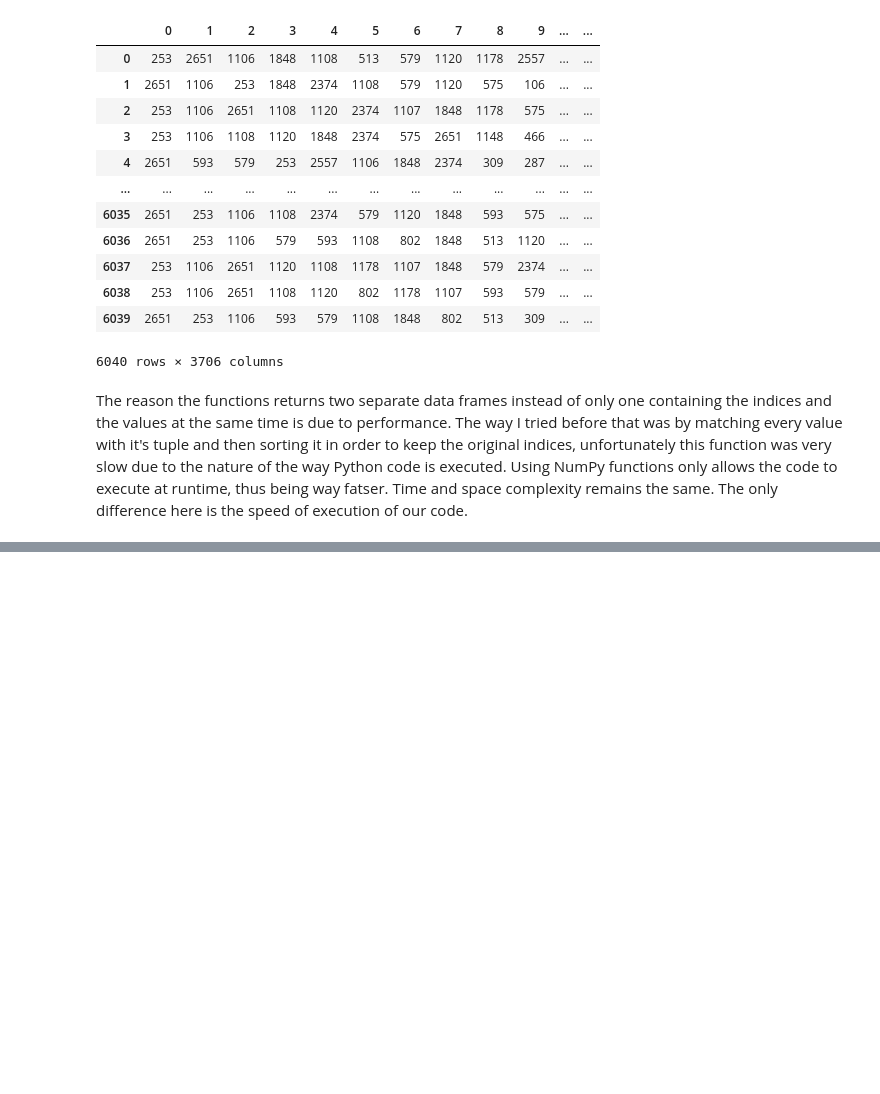
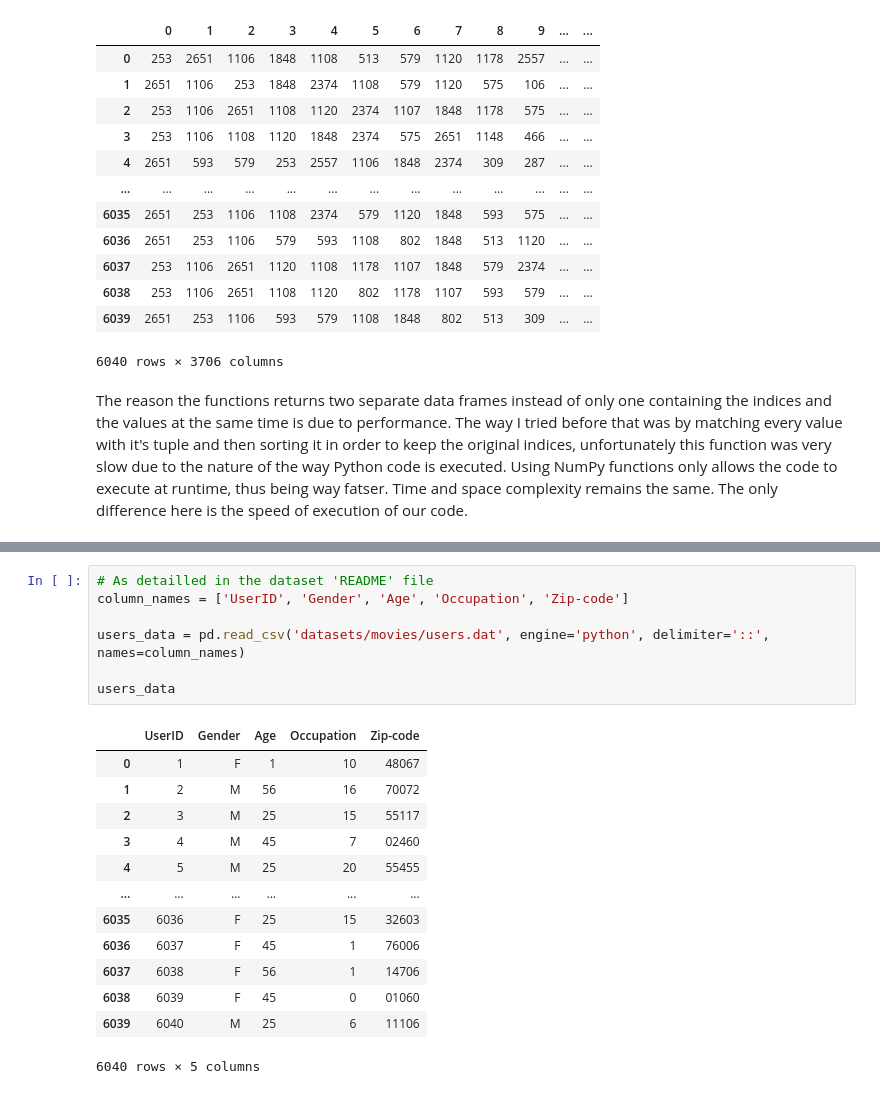
Before and after one commit to nelpats/stage-rs, a Jupyter notebook: notebooks/collaborative_filtering.ipynb, the cells around one changed output, grey strips where cells are left out. Drawn from its saved outputs; the diff is of its cells as text; blank space fills up the shorter version.

Commit message:
Finished poisoning the dataset (TODO: test it)

```diff
--- a/notebooks/collaborative_filtering.ipynb
+++ b/notebooks/collaborative_filtering.ipynb
@@ -241,0 +248,21 @@ First we are going to cover the attacks that exploits the different components o
+# %%
+# As detailled in the dataset 'README' file
+column_names = ['UserID', 'Gender', 'Age', 'Occupation', 'Zip-code']
+
+users_data = pd.read_csv('datasets/movies/users.dat', engine='python', delimiter='::', names=column_names)
+
+users_data
+# %% [output]
+|  | UserID | Gender | Age | Occupation | Zip-code |
+| 0 | 1 | F | 1 | 10 | 48067 |
+| 1 | 2 | M | 56 | 16 | 70072 |
+| 2 | 3 | M | 25 | 15 | 55117 |
+| 3 | 4 | M | 45 | 7 | 02460 |
+| 4 | 5 | M | 25 | 20 | 55455 |
+| ... | ... | ... | ... | ... | ... |
+| 6035 | 6036 | F | 25 | 15 | 32603 |
+| 6036 | 6037 | F | 45 | 1 | 76006 |
+| 6037 | 6038 | F | 56 | 1 | 14706 |
+| 6038 | 6039 | F | 45 | 0 | 01060 |
+| 6039 | 6040 | M | 25 | 6 | 11106 |
+6040 rows × 5 columns
```
Also changed, not shown: parts of 12 cells of this notebook.
